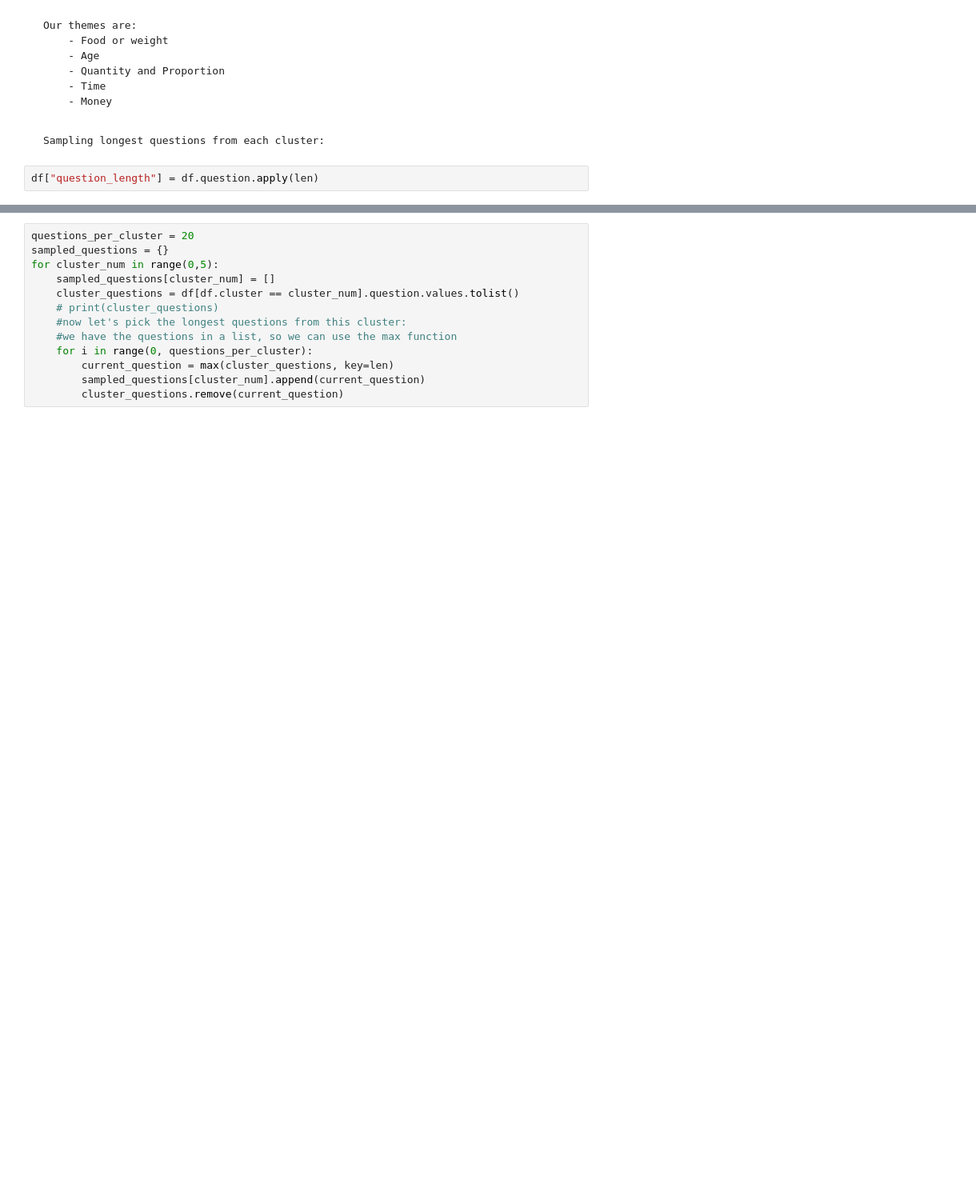
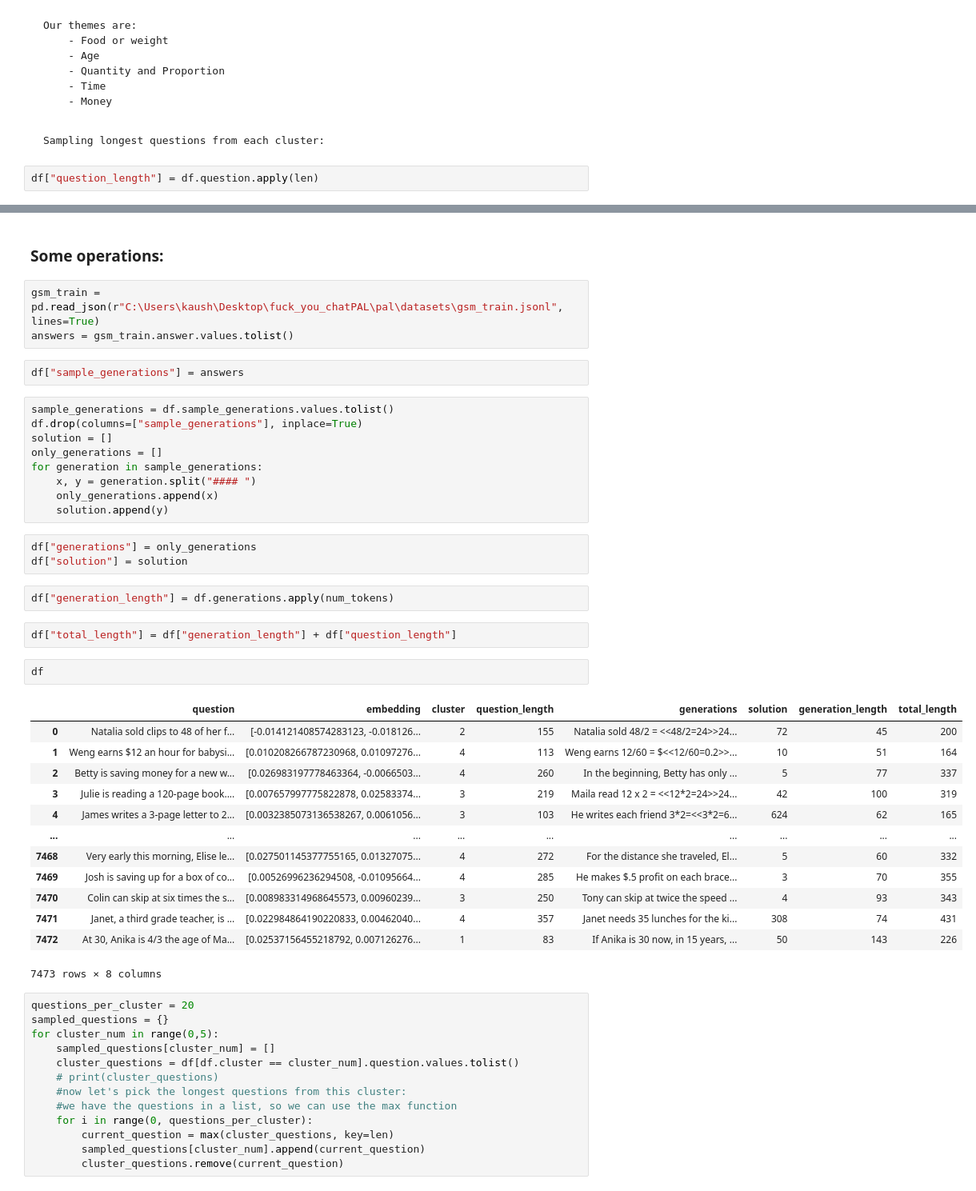
Before and after one commit to Etrama/cluster-prompt, a Jupyter notebook: notebooks/kaushik/clustering_gsm_train_embeddings.ipynb, the cells around one changed output, grey strips where cells are left out. Shown at 80% size. Saved outputs shown, nothing was run; the diff lists cells and outputs as text; blank space fills up the shorter version.

```diff
--- a/notebooks/kaushik/clustering_gsm_train_embeddings.ipynb
+++ b/notebooks/kaushik/clustering_gsm_train_embeddings.ipynb
@@ -394,3 +410,42 @@ df["question_length"] = df.question.apply(len)
+# %% [markdown]
+### Some operations:
+# %%
+gsm_train = pd.read_json(r"C:\Users\kaush\Desktop\fuck_you_chatPAL\pal\datasets\gsm_train.jsonl", lines=True)
+answers = gsm_train.answer.values.tolist()
+# %%
+df["sample_generations"] = answers
+# %%
+sample_generations = df.sample_generations.values.tolist()
+df.drop(columns=["sample_generations"], inplace=True)
+solution = []
+only_generations = []
+for generation in sample_generations:
+    x, y = generation.split("#### ")
+    only_generations.append(x)
+    solution.append(y)
+# %%
+df["generations"] = only_generations
+df["solution"] = solution
+# %%
+df["generation_length"] = df.generations.apply(num_tokens)
+# %%
+df["total_length"] = df["generation_length"] + df["question_length"]
+# %%
+df
+# %% [output]
+|  | question | embedding | cluster | question_length | generations | solution | generation_length | total_length |
+| 0 | Natalia sold clips to 48 of her f... | [-0.014121408574283123, -0.018126... | 2 | 155 | Natalia sold 48/2 = <<48/2=24>>24... | 72 | 45 | 200 |
+| 1 | Weng earns $12 an hour for babysi... | [0.010208266787230968, 0.01097276... | 4 | 113 | Weng earns 12/60 = $<<12/60=0.2>>... | 10 | 51 | 164 |
+| 2 | Betty is saving money for a new w... | [0.026983197778463364, -0.0066503... | 4 | 260 | In the beginning, Betty has only ... | 5 | 77 | 337 |
+| 3 | Julie is reading a 120-page book.... | [0.007657997775822878, 0.02583374... | 3 | 219 | Maila read 12 x 2 = <<12*2=24>>24... | 42 | 100 | 319 |
+| 4 | James writes a 3-page letter to 2... | [0.0032385073136538267, 0.0061056... | 3 | 103 | He writes each friend 3*2=<<3*2=6... | 624 | 62 | 165 |
+| ... | ... | ... | ... | ... | ... | ... | ... | ... |
+| 7468 | Very early this morning, Elise le... | [0.027501145377755165, 0.01327075... | 4 | 272 | For the distance she traveled, El... | 5 | 60 | 332 |
+| 7469 | Josh is saving up for a box of co... | [0.00526996236294508, -0.01095664... | 4 | 285 | He makes $.5 profit on each brace... | 3 | 70 | 355 |
+| 7470 | Colin can skip at six times the s... | [0.008983314968645573, 0.00960239... | 3 | 250 | Tony can skip at twice the speed ... | 4 | 93 | 343 |
+| 7471 | Janet, a third grade teacher, is ... | [0.022984864190220833, 0.00462040... | 4 | 357 | Janet needs 35 lunches for the ki... | 308 | 74 | 431 |
+| 7472 | At 30, Anika is 4/3 the age of Ma... | [0.02537156455218792, 0.007126276... | 1 | 83 | If Anika is 30 now, in 15 years, ... | 50 | 143 | 226 |
+7473 rows × 8 columns
 # %%
 questions_per_cluster = 20
 sampled_questions = {}
```
Also changed, not shown: parts of 45 cells of this notebook, 6 other files.
